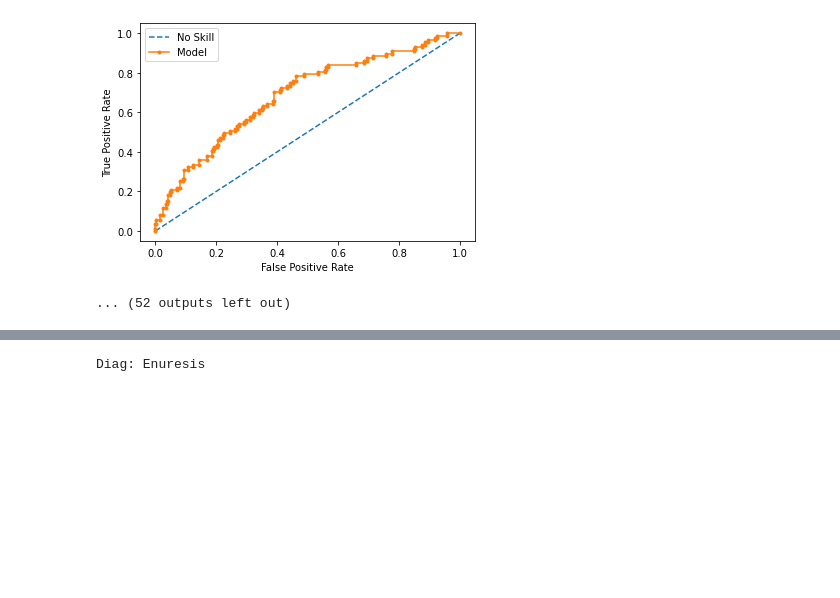
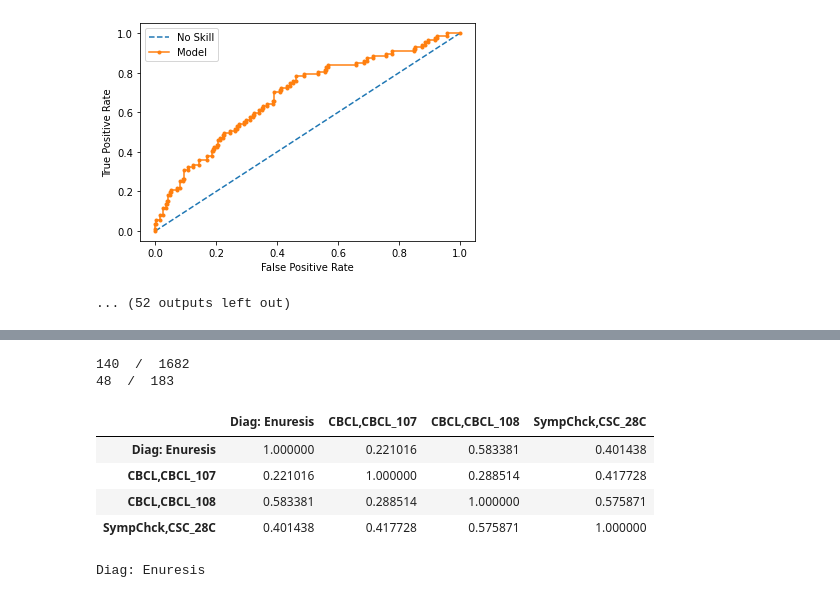
Before and after one commit to charlie42/HBN-explore, a Jupyter notebook: Predict-Diag-Item-Lvl.ipynb, the cells around one changed output, grey strips where cells are left out. Drawn from its saved outputs; the diff is of its cells as text; code cells hidden in the pictures; blank space fills up the shorter version.

Commit message:
enuresis check

```diff
--- a/Predict-Diag-Item-Lvl.ipynb
+++ b/Predict-Diag-Item-Lvl.ipynb
@@ -349,6 +367,27 @@ restults_val_set_df
 | 18 | Diag: Other Specified Attention-D... | 14.01 | 138.01 | 238.01 | 2.01 | 0.64 | 0.3878 | 0.0556 | 0.9856 | 0.9444 | ... |
 | 19 | Diag: Separation Anxiety | 22.01 | 220.01 | 146.01 | 4.01 | 0.43 | 0.6173 | 0.1310 | 0.9821 | 0.8690 | ... |
 | 20 | Diag: Language Disorder | 37.01 | 205.01 | 144.01 | 6.01 | 0.46 | 0.6173 | 0.2045 | 0.9715 | 0.7955 | ... |
+# %%
+# Check why Enuresis is so low
+diag = "Diag: Enuresis"
+
+## Are there rows where Diag=0 if among "CBCL,CBCL_108", "SympChck,CSC_28P", "SympChck,CSC_28C" at least one is 1
+print(len(item_lvl_w_imp[["Diag: Enuresis", "CBCL,CBCL_107", "CBCL,CBCL_108", "SympChck,CSC_28C"]][(item_lvl_w_imp["Diag: Enuresis"] == 0) & ((item_lvl_w_imp[["CBCL,CBCL_107", "CBCL,CBCL_108", "SympChck,CSC_28C"]] > 0).any(axis=1))].index), " / ", len(item_lvl_w_imp[item_lvl_w_imp["Diag: Enuresis"] == 0].index))
+
+## Are there rows where Diag=1 if all "CBCL,CBCL_108", "SympChck,CSC_28P", "SympChck,CSC_28C" = 0
+print(len(item_lvl_w_imp[["Diag: Enuresis", "CBCL,CBCL_107", "CBCL,CBCL_108", "SympChck,CSC_28C"]][(item_lvl_w_imp["Diag: Enuresis"] == 1) & (item_lvl_w_imp[["CBCL,CBCL_107", "CBCL,CBCL_108", "SympChck,CSC_28C"]] == 0).all(axis=1)]), " / ", len(item_lvl_w_imp[item_lvl_w_imp["Diag: Enuresis"] == 1].index))
+
+# ==> More than a quarter positive diagnoses answered two main items negatively, lower performance is expected
+
+display(item_lvl_w_imp[["Diag: Enuresis", "CBCL,CBCL_107", "CBCL,CBCL_108", "SympChck,CSC_28C"]].corr())
+# %% [output]
+140  /  1682
+48  /  183
+|  | Diag: Enuresis | CBCL,CBCL_107 | CBCL,CBCL_108 | SympChck,CSC_28C |
+| Diag: Enuresis | 1.000000 | 0.221016 | 0.583381 | 0.401438 |
+| CBCL,CBCL_107 | 0.221016 | 1.000000 | 0.288514 | 0.417728 |
+| CBCL,CBCL_108 | 0.583381 | 0.288514 | 1.000000 | 0.575871 |
+| SympChck,CSC_28C | 0.401438 | 0.417728 | 0.575871 | 1.000000 |
 # %%
 # Check performance of the final model on test set for all models
 
```
Also changed, not shown: parts of 6 cells of this notebook.
